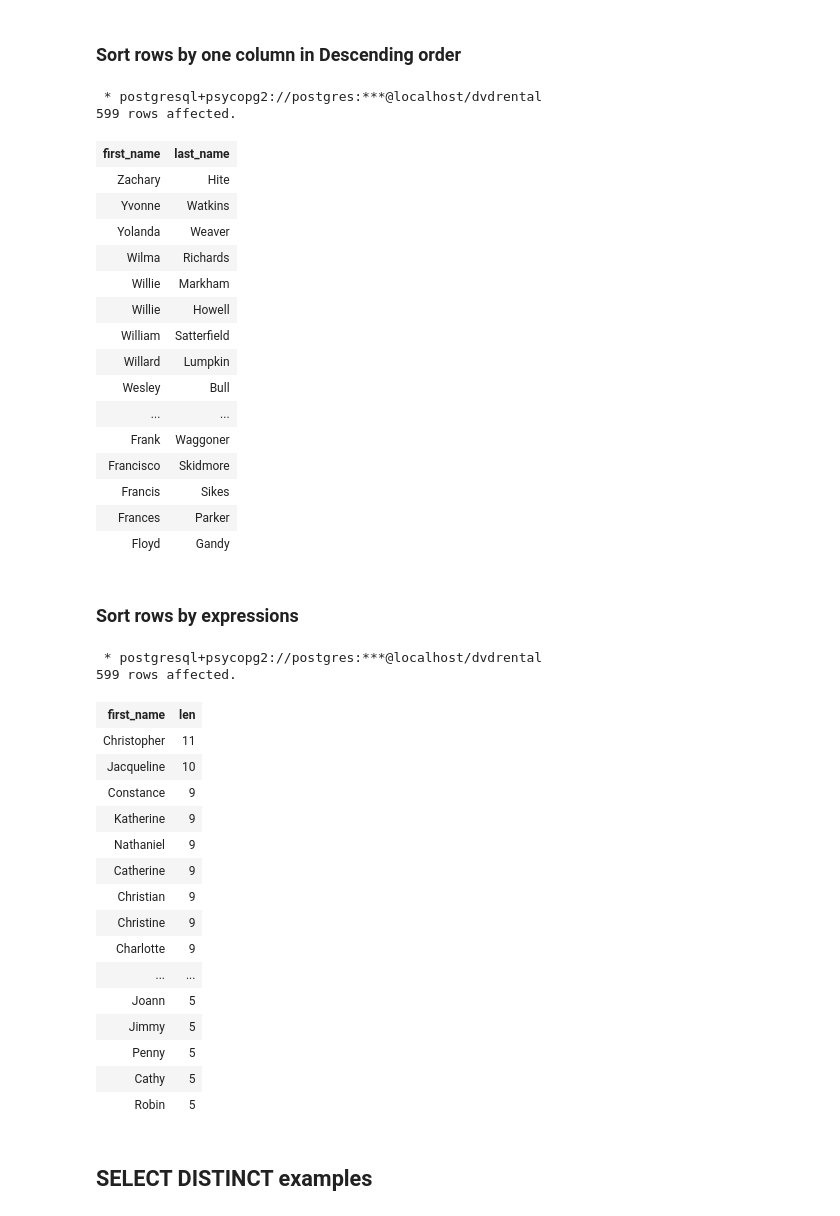
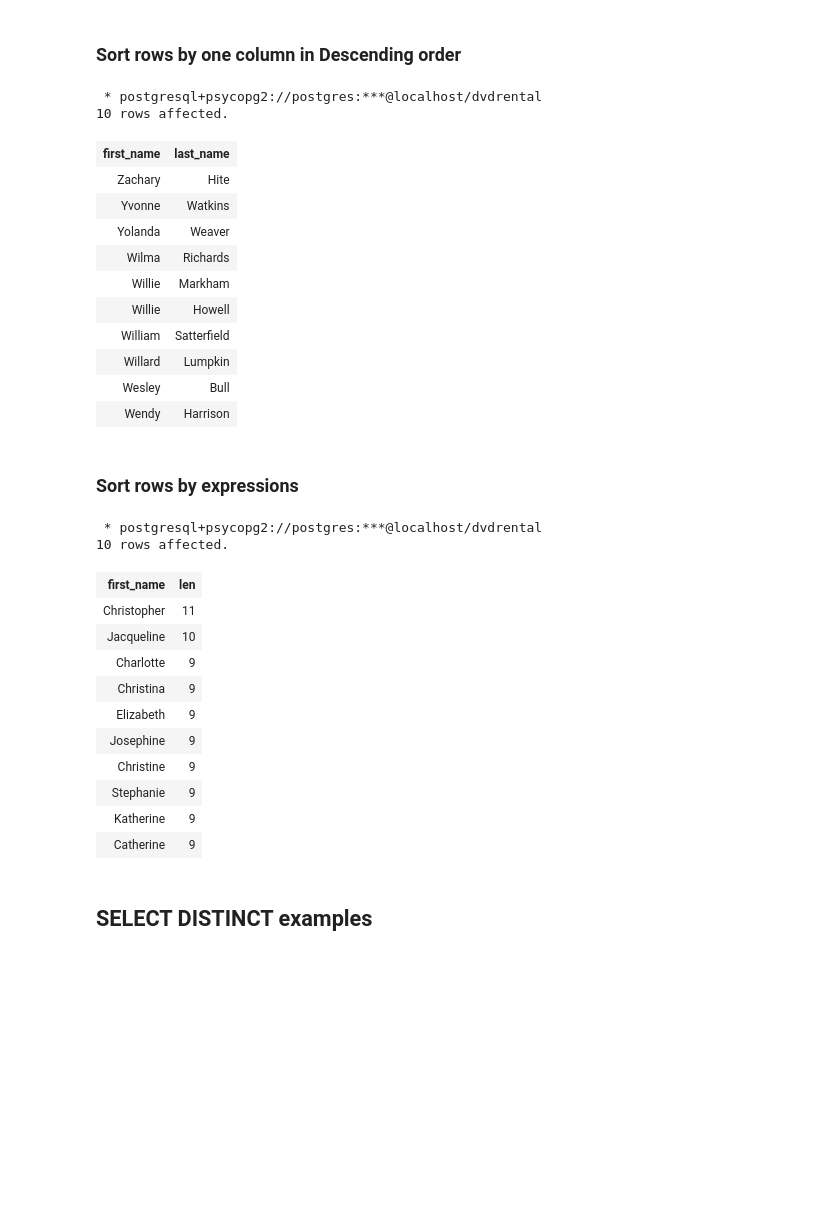
Before and after one commit to nafisa-samia/PostgreSQL-Database-Connection-Using-Python, a Jupyter notebook: Assignment Database Nafisa.ipynb, the cells around one changed output. Drawn from its saved outputs; the diff is of its cells as text; code cells hidden in the pictures; blank space fills up the shorter version.

```diff
--- a/Assignment Database Nafisa.ipynb
+++ b/Assignment Database Nafisa.ipynb
@@ -394,10 +379,11 @@ SELECT
 FROM
     customer
 ORDER BY
-    first_name DESC;
+    first_name DESC
+FETCH FIRST 10 ROW ONLY;
 # %% [output]
  * postgresql+psycopg2://postgres:***@localhost/dvdrental
-599 rows affected.
+10 rows affected.
 | first_name | last_name |
 | Zachary | Hite |
 | Yvonne | Watkins |
@@ -408,42 +394,33 @@ ORDER BY
 | William | Satterfield |
 | Willard | Lumpkin |
 | Wesley | Bull |
-| ... | ... |
-| Frank | Waggoner |
-| Francisco | Skidmore |
-| Francis | Sikes |
-| Frances | Parker |
-| Floyd | Gandy |
+| Wendy | Harrison |
 # %% [markdown]
  ### Sort rows by expressions
 # %%
 %%sql
 SELECT
     first_name,
     LENGTH(first_name) len
 FROM
     customer
 ORDER BY
-    len DESC;
+    len DESC
+FETCH FIRST 10 ROW ONLY;
 # %% [output]
  * postgresql+psycopg2://postgres:***@localhost/dvdrental
-599 rows affected.
+10 rows affected.
 | first_name | len |
 | Christopher | 11 |
 | Jacqueline | 10 |
-| Constance | 9 |
+| Charlotte | 9 |
+| Christina | 9 |
+| Elizabeth | 9 |
+| Josephine | 9 |
+| Christine | 9 |
+| Stephanie | 9 |
 | Katherine | 9 |
-| Nathaniel | 9 |
 | Catherine | 9 |
-| Christian | 9 |
-| Christine | 9 |
-| Charlotte | 9 |
-| ... | ... |
-| Joann | 5 |
-| Jimmy | 5 |
-| Penny | 5 |
-| Cathy | 5 |
-| Robin | 5 |
 # %% [markdown]
 ## SELECT DISTINCT examples
 # %%
```
Also changed, not shown: parts of 20 cells of this notebook.
